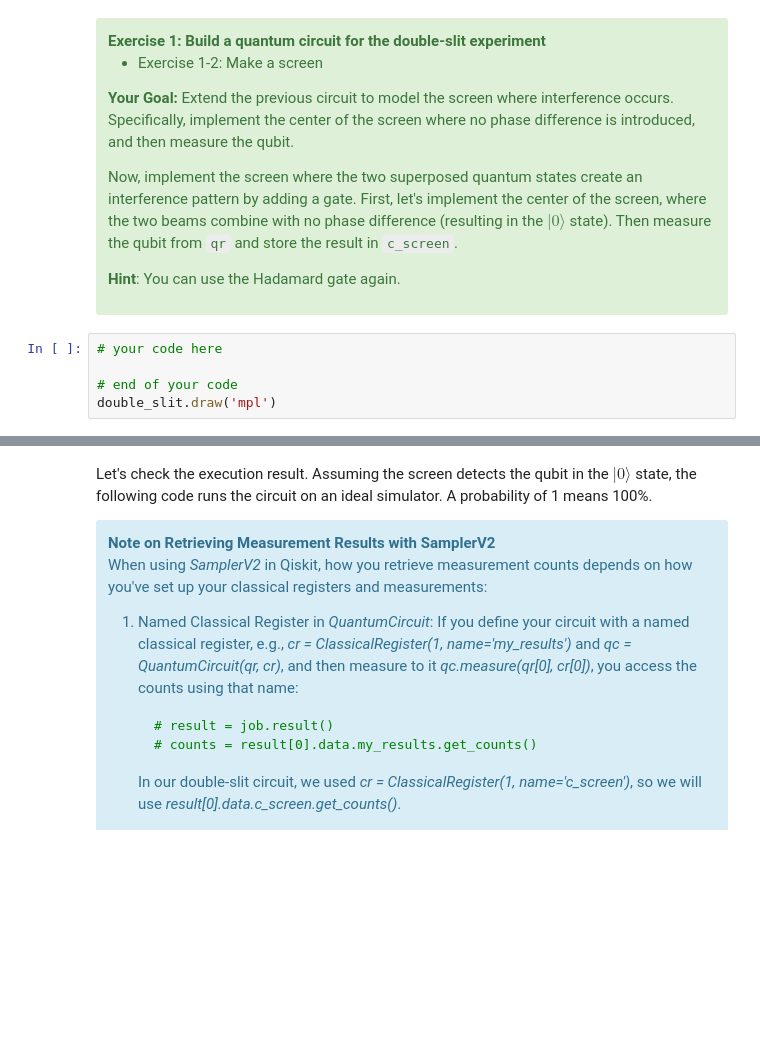
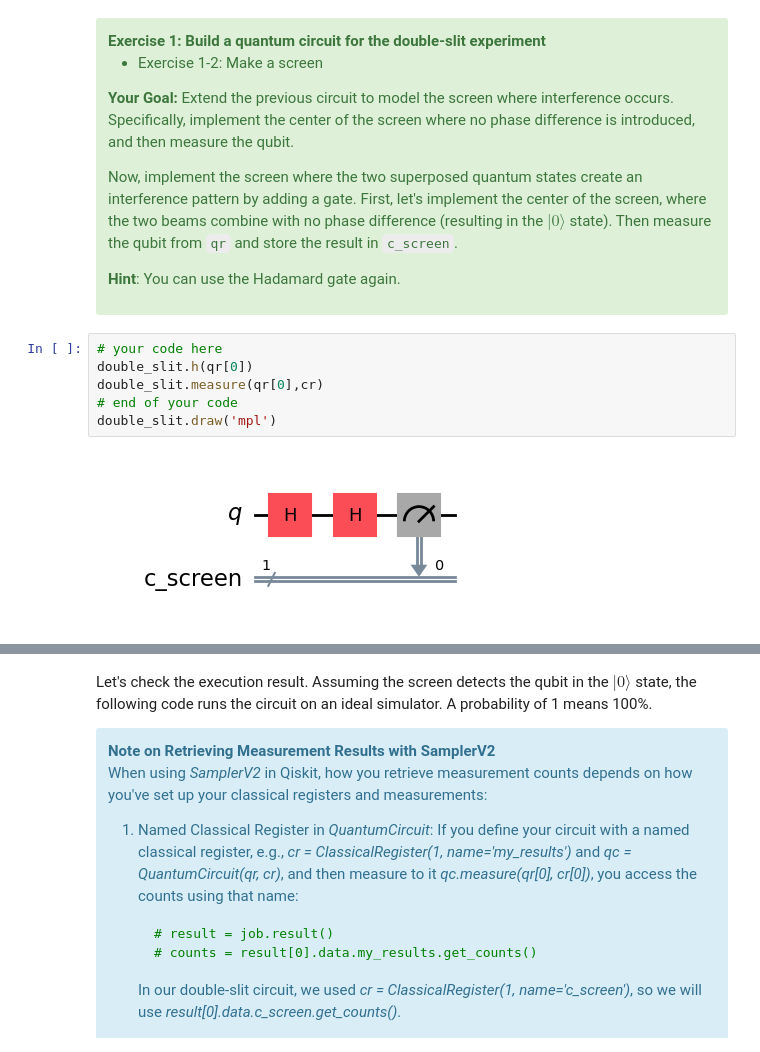
Before and after one commit to saxenaprajjwal/QGSS_2025, a Jupyter notebook: lab1.ipynb, the cells around one changed output, grey strips where cells are left out. Saved outputs shown, nothing was run; the diff lists cells and outputs as text; blank space fills up the shorter version.

```diff
--- a/lab1.ipynb
+++ b/lab1.ipynb
@@ -176,9 +162,12 @@ Now, implement the screen where the two superposed quantum states create an inte
 </div>
 # %%
 # your code here
-
+double_slit.h(qr[0])
+double_slit.measure(qr[0],cr)
 # end of your code
 double_slit.draw('mpl')
+# %% [output]
+[figure, added]
 # %%
 # Submit your answer using the following code
 grade_lab1_ex1_2(double_slit)
```
Also changed, not shown: parts of 18 cells of this notebook.
